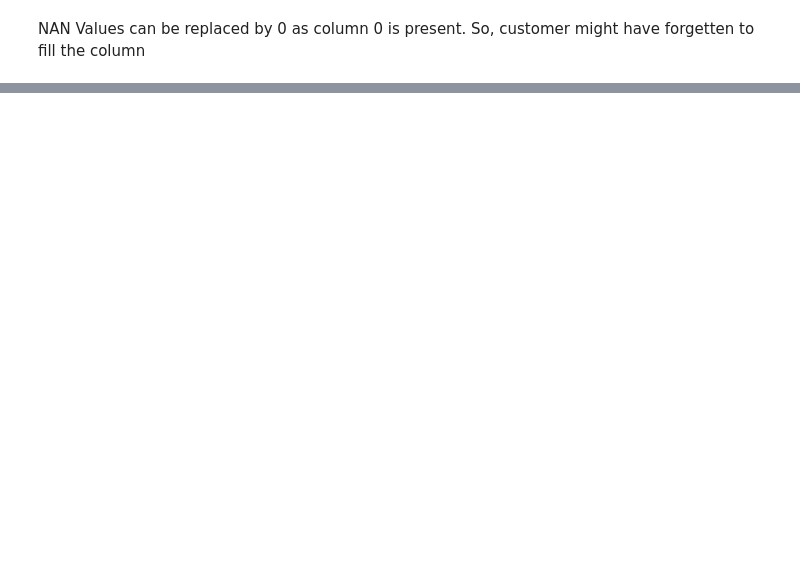
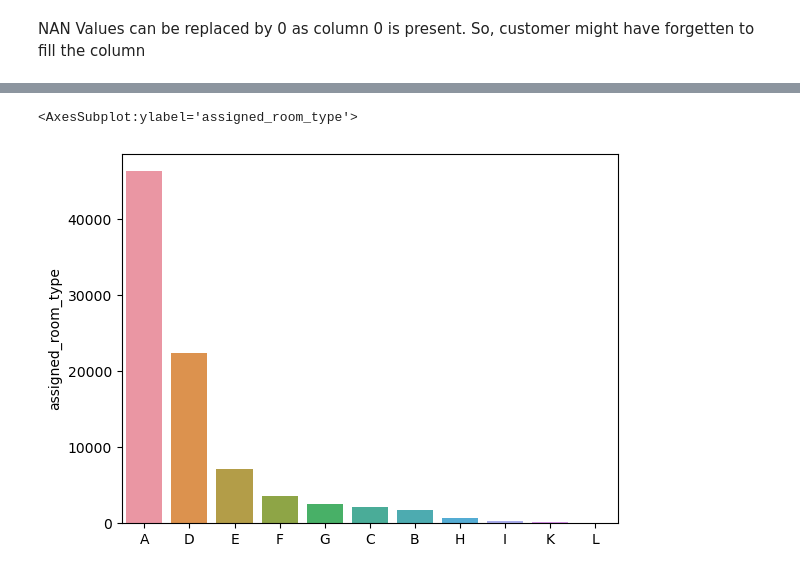
Before and after one commit to muchammadwr/EDA_hotel_bookings, a Jupyter notebook: hotel_bookings.ipynb, the cells around one changed output, grey strips where cells are left out. Cells and saved outputs as stored; diff of their text form; code cells hidden in the pictures; blank space fills up the shorter version.

```diff
--- a/hotel_bookings.ipynb
+++ b/hotel_bookings.ipynb
@@ -256,0 +594,2 @@ NAN Values can be replaced by 0 as column 0 is present. So, customer might have
+# %%
+top_room = df1['assigned_room_type'].value_counts()
@@ -256,0 +611,5 @@ NAN Values can be replaced by 0 as column 0 is present. So, customer might have
+# %%
+sns.barplot(x = top_room.index, y = top_room)
+# %% [output]
+<AxesSubplot:ylabel='assigned_room_type'>
+[figure, added]
```
Also changed, not shown: parts of 51 cells of this notebook.
